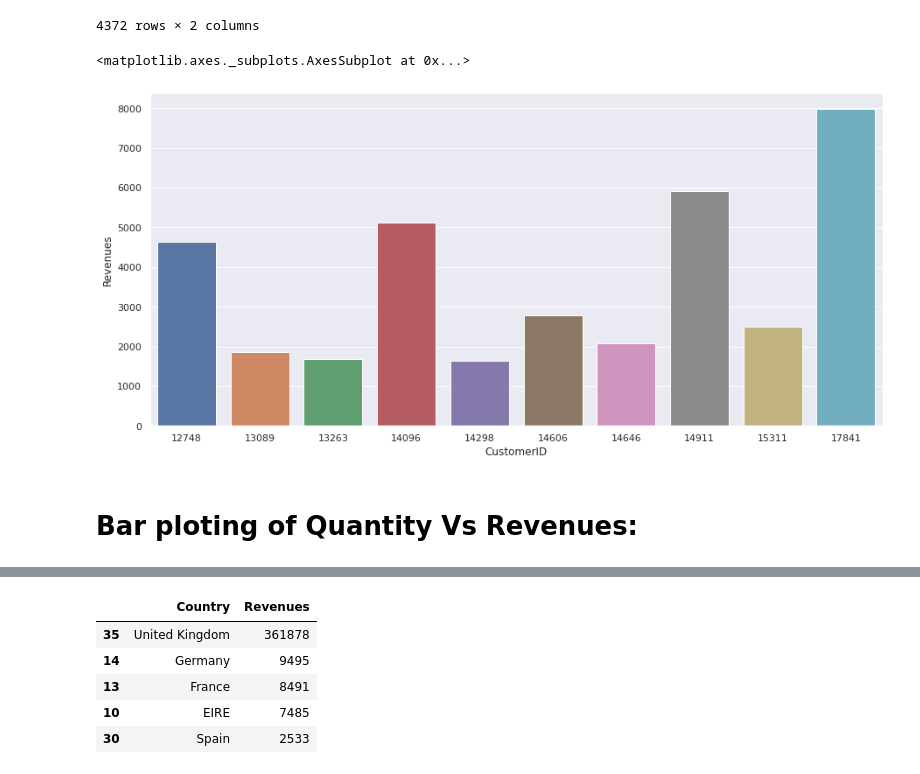
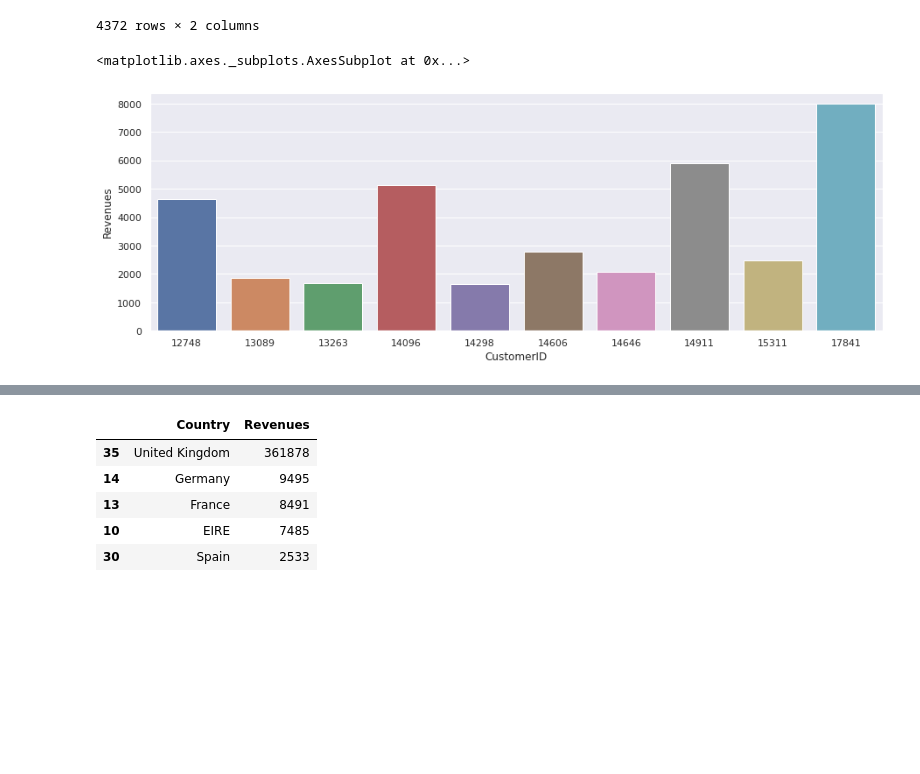
Before and after one commit to Manojgharge07/Capston_Project_1_Propensity_Model_, a Jupyter notebook: Capston_Project_1.ipynb, the cells around one changed output, grey strips where cells are left out. Drawn from its saved outputs; the diff is of its cells as text; code cells hidden in the pictures; blank space fills up the shorter version.

```diff
--- a/Capston_Project_1.ipynb
+++ b/Capston_Project_1.ipynb
@@ -381,10 +377,8 @@ display(grp_by)
 # %%
 import seaborn as sns
 sns.set_style('darkgrid')
-fig, ax = plt.subplots(figsize= (15,7))
+fig, ax = plt.subplots(figsize= (15,5))
 sns.barplot(x='CustomerID', y='Revenues', data= grp_by.head(10), ax=ax)
 # %% [output]
 <matplotlib.axes._subplots.AxesSubplot at 0x...>
-[figure, old version]
+[figure, new version]
-# %% [markdown]
-# **Bar ploting of Quantity Vs Revenues:**
```
Also changed, not shown: parts of 68 cells of this notebook.
